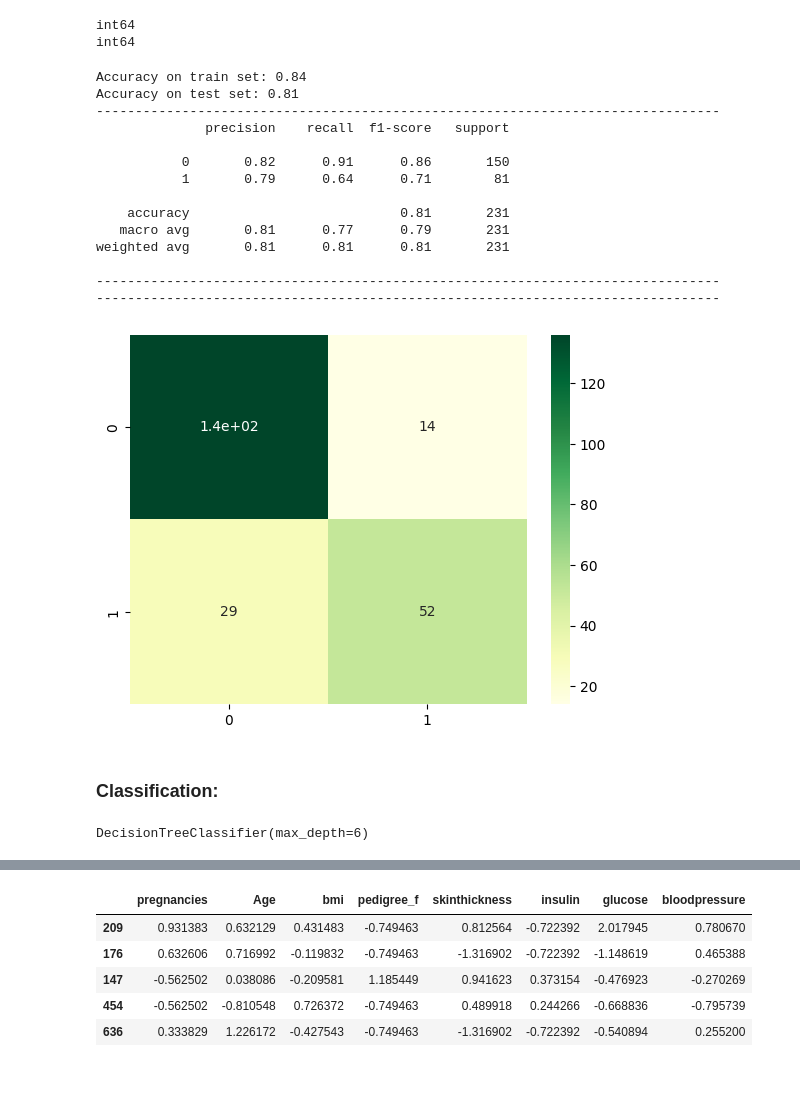
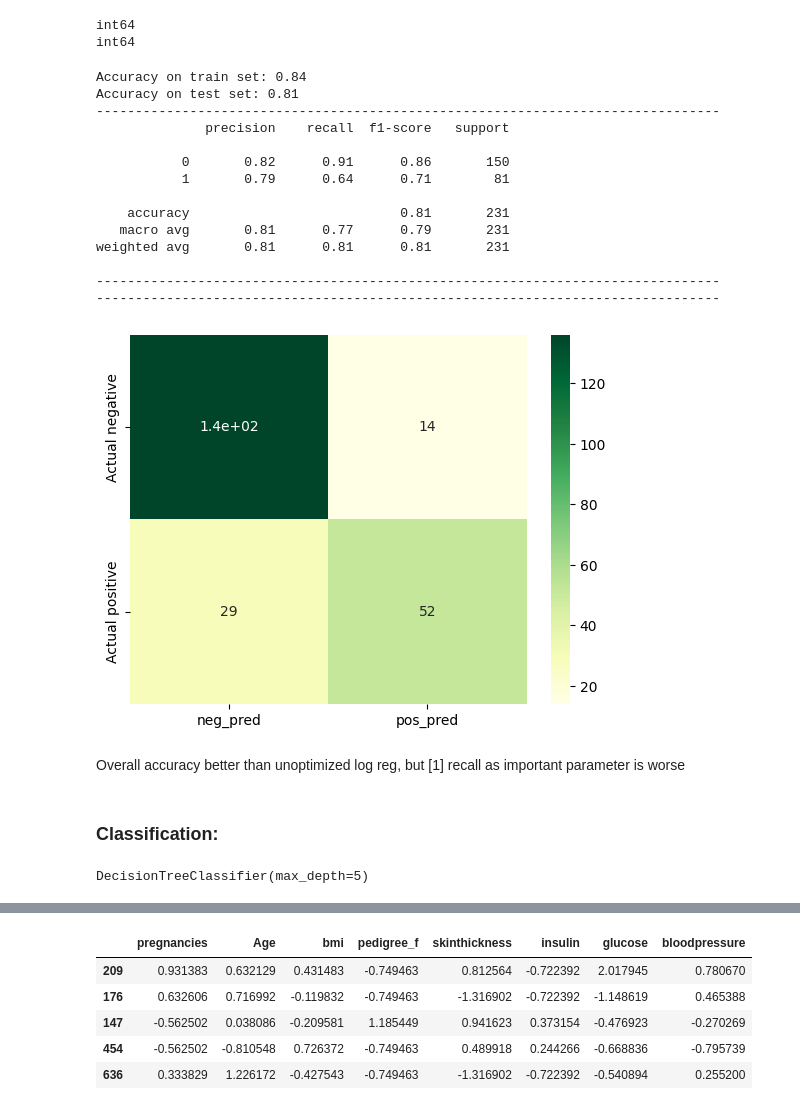
Before and after one commit to mojtaba-peyrovi/diabetes-ML-practice, a Jupyter notebook: 2_Diabetes_Challenge.ipynb, the cells around one changed output, grey strips where cells are left out. Saved outputs shown, nothing was run; the diff lists cells and outputs as text; code cells hidden in the pictures; blank space fills up the shorter version.

```diff
--- a/2_Diabetes_Challenge.ipynb
+++ b/2_Diabetes_Challenge.ipynb
@@ -300,35 +321,38 @@ y_pred_train_int = np.round(y_pred_train).astype(int)
 y_pred_int = np.round(y_pred).astype(int)
 
 # Print accuracy of our model for test and train set
 print("Accuracy on train set:", round(accuracy_score(y_train, y_pred_train_int), 2))
 print("Accuracy on test set:", round(accuracy_score(y_test, y_pred_int), 2))
 print("--------"*10)
 
 # Print classification report of our model
 print(classification_report(y_test, y_pred_int))
 print("--------"*10)
 
 print("--------"*10)# Evaluate the model with a confusion matrix
 cm = confusion_matrix(y_test, y_pred_int)
 
 # Print confusion matrix
-sns.heatmap(confusion_matrix(y_test, y_pred_int), annot=True, cmap='YlGn',);
+sns.heatmap(confusion_matrix(y_test, y_pred_int), annot=True, cmap='YlGn',
+yticklabels =['Actual negative', 'Actual positive'], xticklabels =['neg_pred', 'pos_pred']);
 # %% [output]
 Accuracy on train set: 0.84
 Accuracy on test set: 0.81
 --------------------------------------------------------------------------------
               precision    recall  f1-score   support
 
            0       0.82      0.91      0.86       150
            1       0.79      0.64      0.71        81
 
     accuracy                           0.81       231
    macro avg       0.81      0.77      0.79       231
 weighted avg       0.81      0.81      0.81       231
 
 --------------------------------------------------------------------------------
 --------------------------------------------------------------------------------
-[figure, old version]
+[figure, new version]
+# %% [markdown]
+Overall accuracy better than unoptimized log reg, but [1] recall as important parameter is worse
 # %% [markdown]
 ### Classification:
 # %%
@@ -337,11 +361,11 @@ from sklearn.tree import DecisionTreeClassifier
  # Creating the classifier object
 clf_gini = DecisionTreeClassifier(
             criterion = "gini",
-            max_depth = 6)
-    # Performing training
+            max_depth = 5)
+# Performing training
 clf_gini.fit(X_train, y_train)
 # %% [output]
-DecisionTreeClassifier(max_depth=6)
+DecisionTreeClassifier(max_depth=5)
 # %%
 # import necessary library
 from sklearn.tree import plot_tree
```
Also changed, not shown: parts of 37 cells of this notebook, 1 other file.
